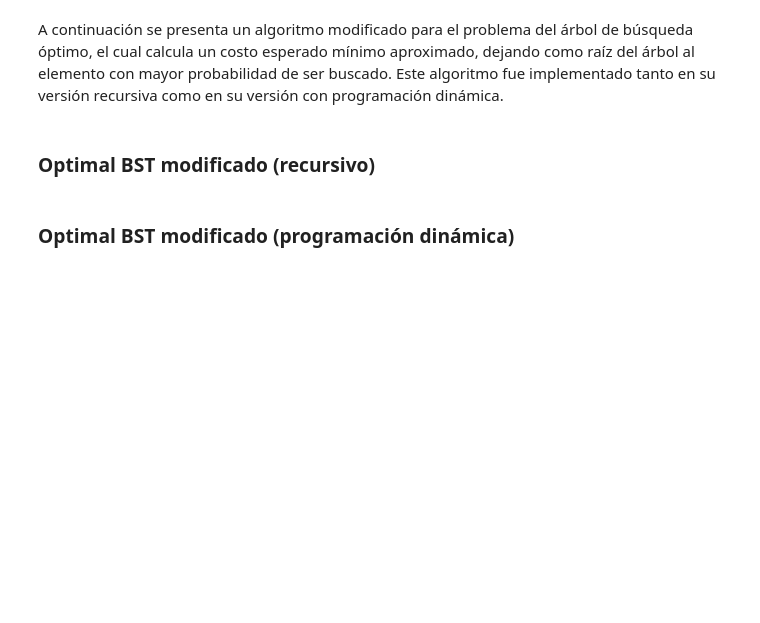
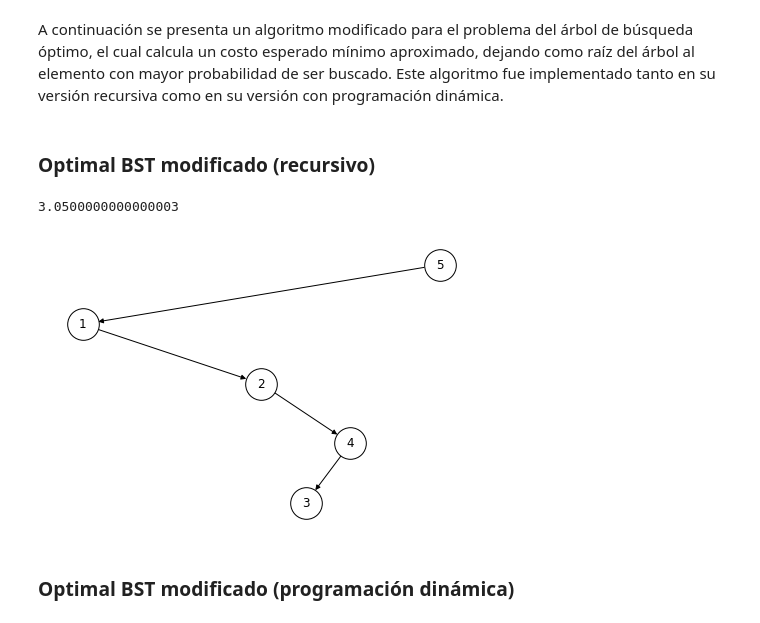
Before and after one commit to OscarRojasG/ADA-Informes, a Jupyter notebook: Informe8-OptimalBST.ipynb, the cells around one changed output. Saved outputs shown, nothing was run; the diff lists cells and outputs as text; code cells hidden in the pictures; blank space fills up the shorter version.

```diff
--- a/Informe8-OptimalBST.ipynb
+++ b/Informe8-OptimalBST.ipynb
@@ -467,7 +467,7 @@ import random
 import numpy as np
 
 def optimal_bst_instance_generator(n):
-    keys = sorted(random.sample(range(1, 101), n))
+    keys = sorted(random.sample(range(1, 501), n))
     arr = np.random.random(n*2+1)
     arr /= arr.sum()
 
@@ -781,21 +781,34 @@ A continuación se presenta un algoritmo modificado para el problema del árbol
 # %%
 import numpy
 
-def modified_recursive_optimal_bst(k,p,q,n):
-  # Índice del nodo con mayor probabilidad (1...n)
-  r = np.argmax(p) + 1
+def modified_recursive_optimal_bst(k,p,q,visualize=False):
+  if len(p) == 0: return q[0], Tree()
 
-  e_left = recursive_optimal_bst(k,p,q,1,r-1)[0]
-  e_right = recursive_optimal_bst(k,p,q,r+1,n)[0]
-  e = e_left + e_right + sum(p) + sum(q)
+  # Índice del nodo con mayor probabilidad
+  r = np.argmax(p)
 
-  return e
+  left_e, left_t = modified_recursive_optimal_bst(k[:r],p[:r],q[:r+1],False)
+  right_e, right_t = modified_recursive_optimal_bst(k[r+1:],p[r+1:],q[r+1:],False)
+  e = left_e + right_e + sum(p) + sum(q)
+
+  tree = Tree()
+  tree.set_root(k[r])
+  tree.set_left_subtree(left_t)
+  tree.set_right_subtree(right_t)
+
+  if visualize:
+    visualize_tree(tree)
+
+  return e, tree
 
 k = [1, 2, 3, 4, 5]
 p = [0.15, 0.10, 0.05, 0.10, 0.20]
 q = [0.05, 0.10, 0.05, 0.05, 0.05, 0.10]
 
-modified_recursive_optimal_bst(k,p,q,5)
+modified_recursive_optimal_bst(k,p,q,visualize=True)[0]
+# %% [output]
+3.0500000000000003
+[figure, added]
 # %% [markdown]
 ### Optimal BST modificado (programación dinámica)
 # %%
```
Also changed, not shown: parts of 10 cells of this notebook.
